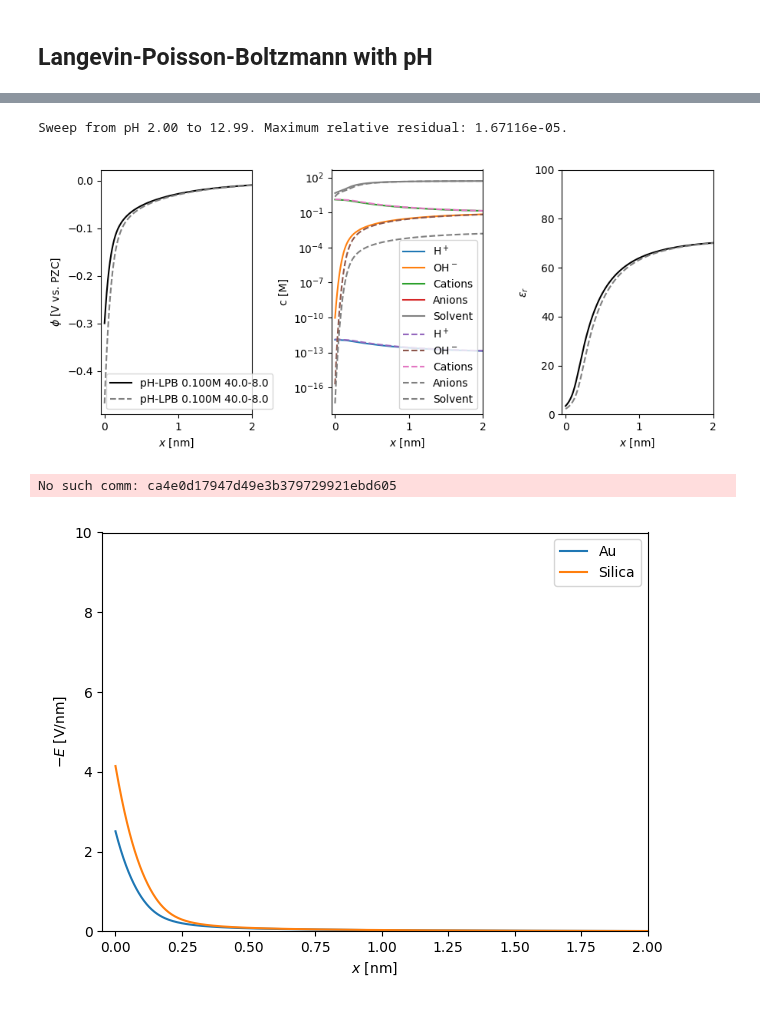
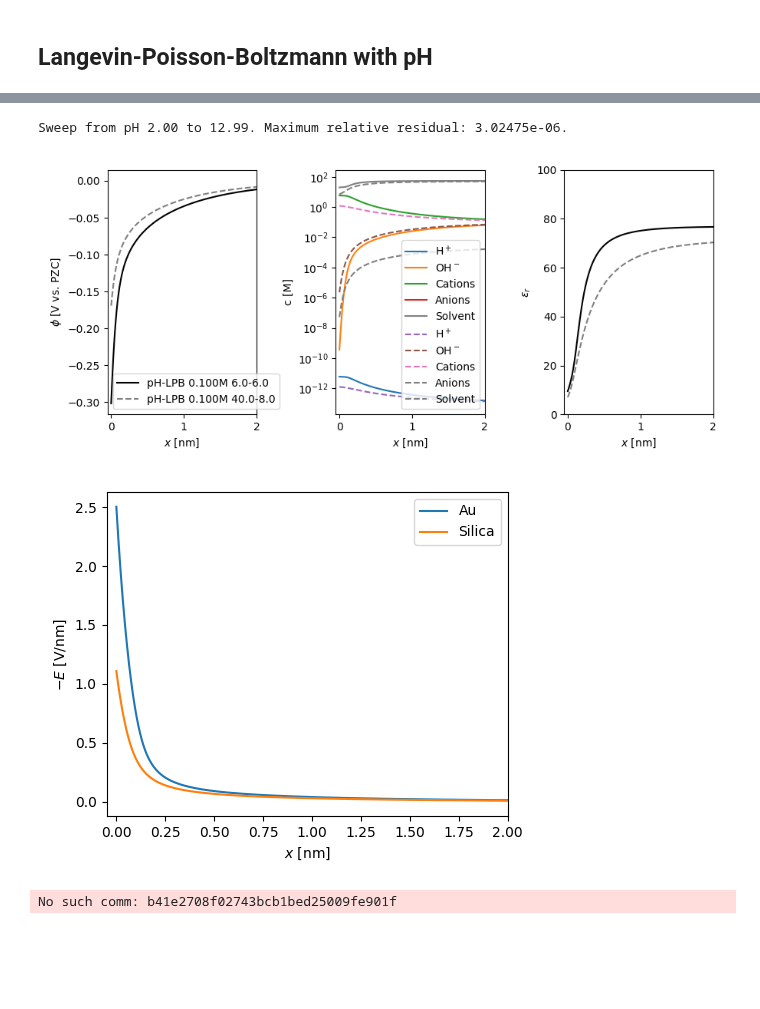
Before and after one commit to lucasdekam/frumkin, a Jupyter notebook: spatial-profiles.ipynb, the cells around one changed output, grey strips where cells are left out. Saved outputs shown, nothing was run; the diff lists cells and outputs as text; code cells hidden in the pictures; blank space fills up the shorter version.

```diff
--- a/spatial-profiles.ipynb
+++ b/spatial-profiles.ipynb
@@ -52,7 +52,7 @@ Sweep from 0.00V to -0.99V. Maximum relative residual: 3.62835e-05.
 # %% [markdown]
 ## Langevin-Poisson-Boltzmann with pH
 # %%
-ph_lpb = edl.ProtonLPB(1e-1, 40, 8, 40, 8)
+ph_lpb = edl.ProtonLPB(1e-1, 6, 6, 6, 6)
 ph_lpb_sol = ph_lpb.spatial_profiles(-1, p_h=13, tol=1e-3)
 
 fig, ax = plotting.plot_solution(ph_lpb_sol, xmin, xmax, logscale=True)
@@ -65,20 +65,20 @@ ins = edl.ProtonLPB(1e-1, 40, 8, 40, 8)
 ins_sol1 = ins.insulator_spatial_profiles(p_h=13, tol=1e-2)
 fig, ax = plotting.plot_sol_comparison(ph_lpb_sol, ins_sol1, xmin=-0.05, xmax=2, logscale=True)
 # %% [output]
-Sweep from pH 2.00 to 12.99. Maximum relative residual: 1.67116e-05.
+Sweep from pH 2.00 to 12.99. Maximum relative residual: 3.02475e-06.
-[figure, old version]
+[figure, new version]
-No such comm: ca4e0d17947d49e3b379729921ebd605
 # %%
 plt.close()
-fig, ax = plt.subplots()
+fig, ax = plt.subplots(figsize=(5,4))
 ax.plot(ph_lpb_sol.x, -ph_lpb_sol.efield*1e-9, label='Au')
 ax.plot(ins_sol1.x, -ins_sol1.efield*1e-9, label='Silica')
 # ax.set_yscale('log')
 ax.set_xlim([-0.05, 2])
-ax.set_ylim([0, 10])
+# ax.set_ylim([0, 1])
 ax.legend()
 ax.set_ylabel(r'$-E$ [V/nm]')
 ax.set_xlabel(r'$x$ [nm]')
 plt.tight_layout()
 # %% [output]
-[figure, old version]
+[figure, new version]
+No such comm: b41e2708f02743bcb1bed25009fe901f
```
Also changed, not shown: parts of 3 cells of this notebook, 5 other files.
